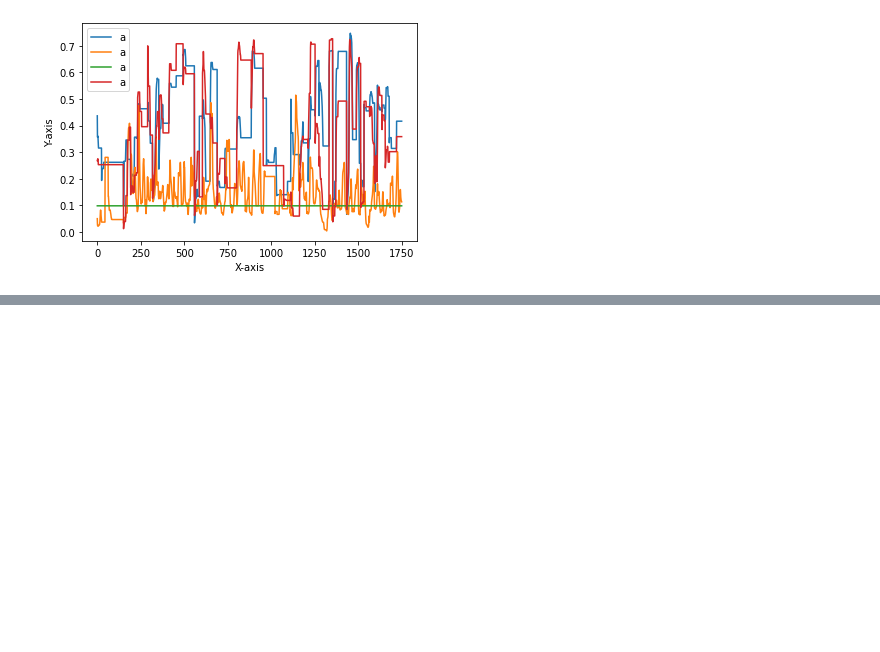
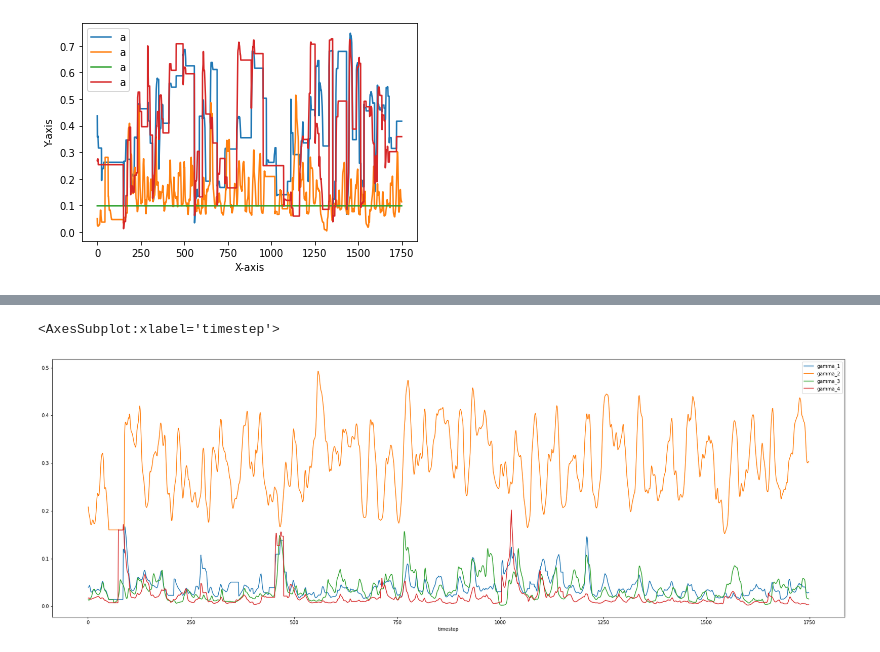
Before and after one commit to asheeshcric/VA, a Jupyter notebook: notebooks/EEG_Feature_Extraction.ipynb, the cells around one changed output, grey strips where cells are left out. Cells and saved outputs as stored; diff of their text form; code cells hidden in the pictures; blank space fills up the shorter version.

```diff
--- a/notebooks/EEG_Feature_Extraction.ipynb
+++ b/notebooks/EEG_Feature_Extraction.ipynb
@@ -84,0 +115,5 @@ plt.show()
+# %%
+X.plot(x="timestep", y=["gamma_1", "gamma_2", "gamma_3", "gamma_4"], figsize=(30, 10))
+# %% [output]
+<AxesSubplot:xlabel='timestep'>
+[figure, added]
```
Also changed, not shown: parts of 10 cells of this notebook.
